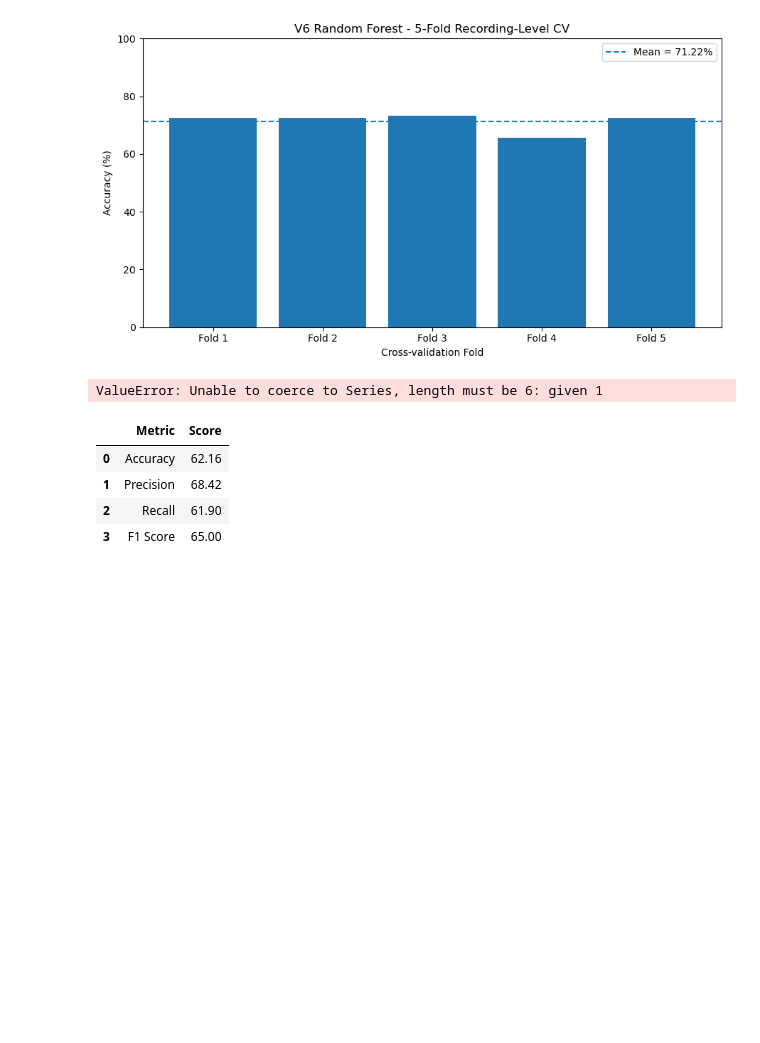
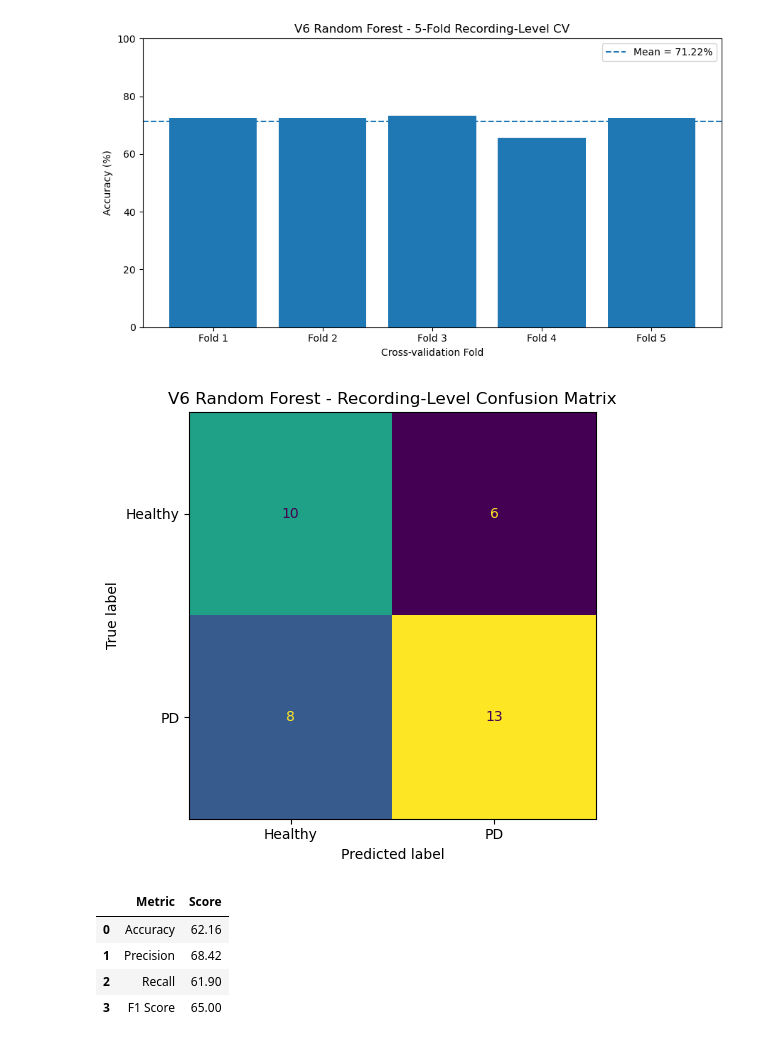
Before and after one commit to hosurVijay/AI-Multimodal-Neuromotor-Screening, a Jupyter notebook: backendMl/notebooks/modelv6Balnce.ipynb, the cells around one changed output. Cells and saved outputs as stored; diff of their text form; code cells hidden in the pictures; blank space fills up the shorter version.

```diff
--- a/backendMl/notebooks/modelv6Balnce.ipynb
+++ b/backendMl/notebooks/modelv6Balnce.ipynb
@@ -671,38 +671,38 @@ plt.show()
 from sklearn.metrics import ConfusionMatrixDisplay
 
 cm = confusion_matrix(
-    recording_results_v6|["actual_label"],
+    recording_results_v6["actual_label"],
     recording_results_v6["final_prediction"]
 )
 
 fig, ax = plt.subplots(figsize=(6, 5))
 
 disp = ConfusionMatrixDisplay(
     confusion_matrix=cm,
     display_labels=["Healthy", "PD"]
 )
 
 disp.plot(
     ax=ax,
     values_format="d",
     colorbar=False
 )
 
 plt.title(
     "V6 Random Forest - Recording-Level Confusion Matrix"
 )
 
 plt.tight_layout()
 
 plt.savefig(
     "V6_Confusion_Matrix.png",
     dpi=300,
     bbox_inches="tight"
 )
 
 plt.show()
 # %% [output]
-ValueError: Unable to coerce to Series, length must be 6: given 1
+[figure, added]
 # %%
 from sklearn.metrics import precision_score, recall_score, f1_score
 
```
Also changed, not shown: parts of 4 cells of this notebook, 13 other files.
